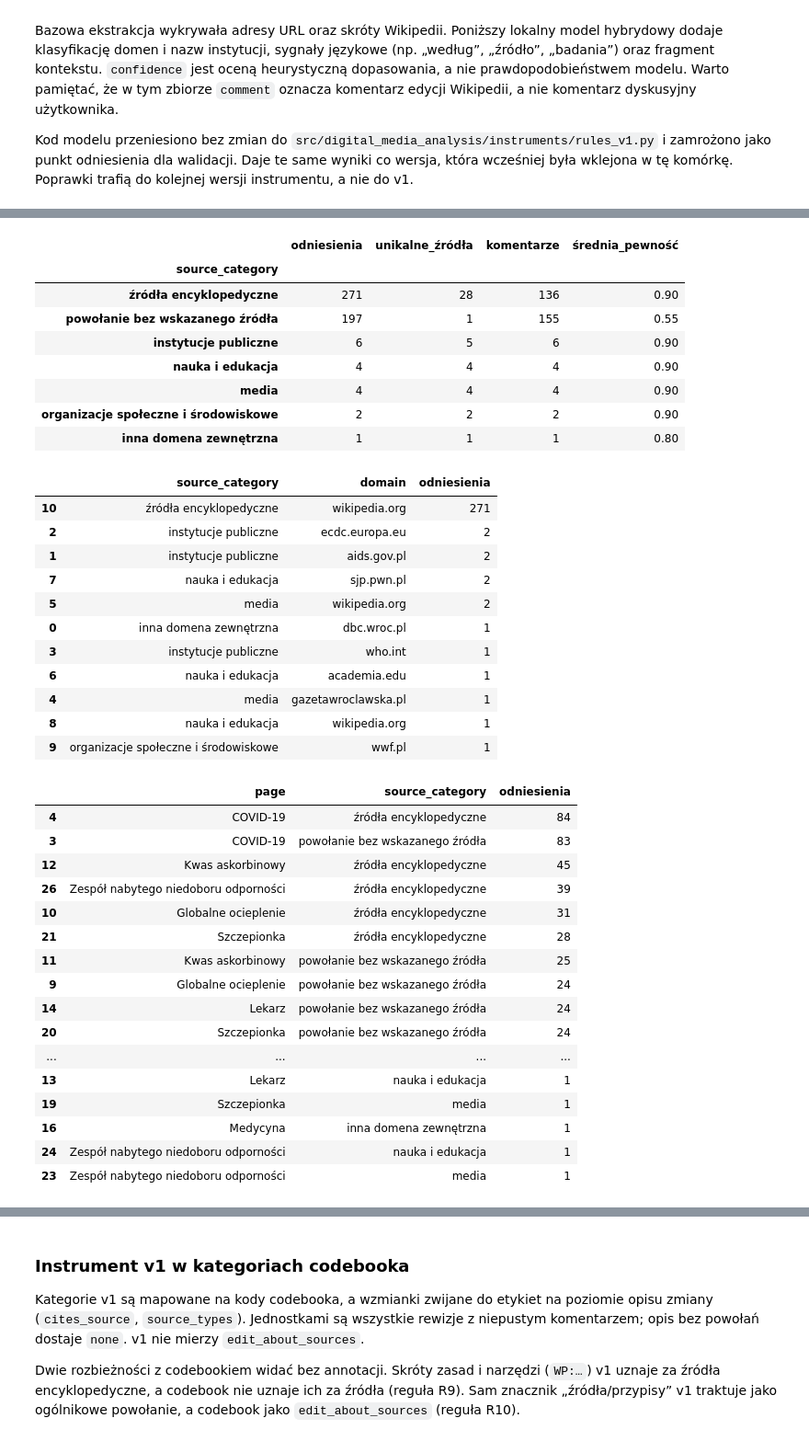
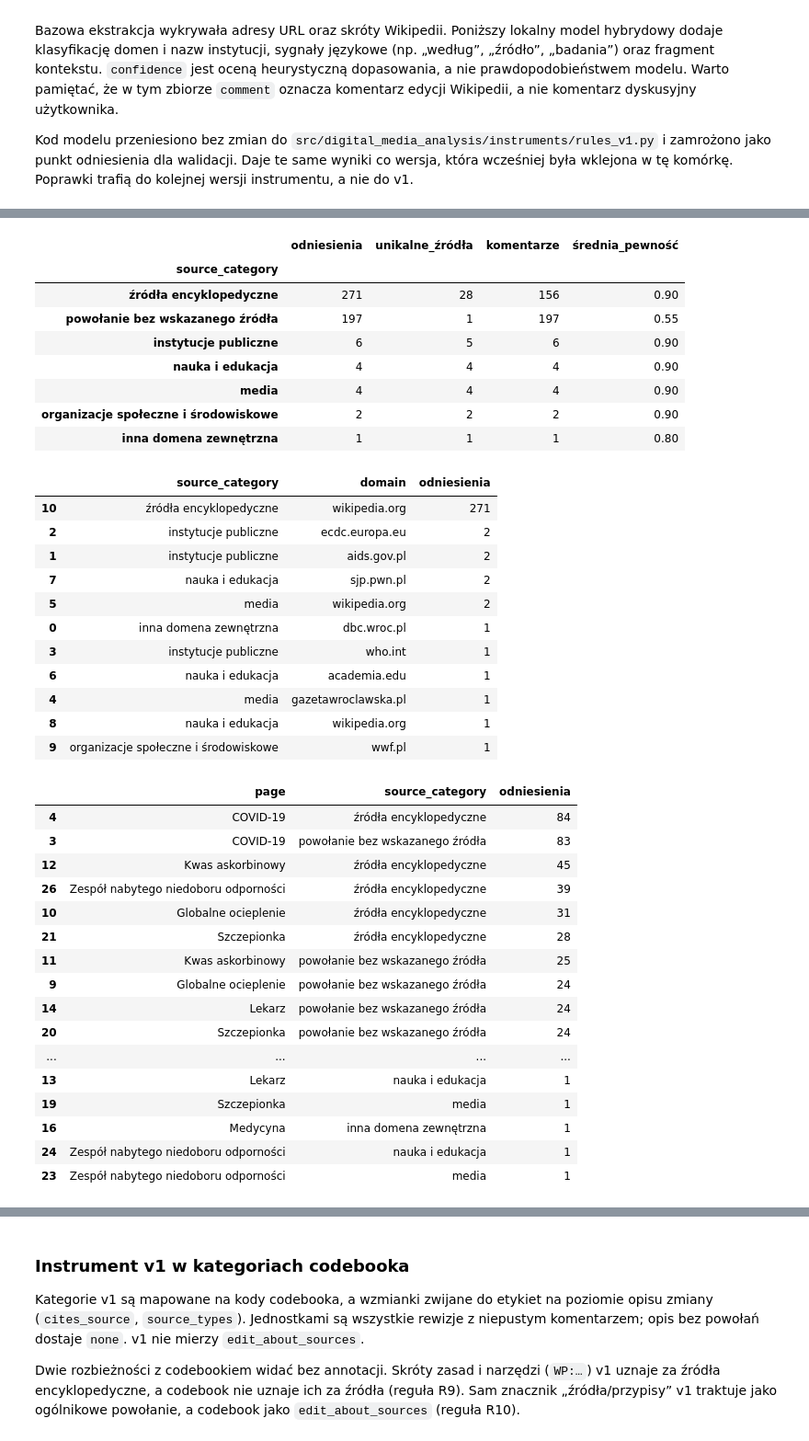
Before and after one commit to igor-sosnowicz/digital-media-analysis, a Jupyter notebook: notebooks/Wikipedia_EDA.ipynb, the cells around one changed output, grey strips where cells are left out. Shown at 92% size. Cells and saved outputs as stored; diff of their text form; code cells hidden in the pictures.

```diff
--- a/notebooks/Wikipedia_EDA.ipynb
+++ b/notebooks/Wikipedia_EDA.ipynb
@@ -586,43 +587,47 @@ else:
 | 19 | COVID-19 | 56 | [[Pomoc:Słowniczek#W|wikizacja]],... | niesprecyzowane źródło |  | powołanie bez wskazanego źródła | 0.55 | źródła |
 # %%
 if not semantic_references_df.empty:
+    # A comment is one revision of one page: revision numbers repeat across pages (bug #10).
+    semantic_references_df = semantic_references_df.assign(
+        comment_id=semantic_references_df["page"] + "#" + semantic_references_df["revision_number"].astype(str)
+    )
     source_category_summary = (
         semantic_references_df.groupby("source_category")
-        .agg(odniesienia=("reference", "size"), unikalne_źródła=("reference", "nunique"), komentarze=("revision_number", "nunique"), średnia_pewność=("confidence", "mean"))
+        .agg(odniesienia=("reference", "size"), unikalne_źródła=("reference", "nunique"), komentarze=("comment_id", "nunique"), średnia_pewność=("confidence", "mean"))
         .sort_values("odniesienia", ascending=False)
     )
     source_by_page = (
         semantic_references_df.groupby(["page", "source_category"])
         .size().rename("odniesienia").reset_index()
         .sort_values("odniesienia", ascending=False)
     )
     top_sources = (
         semantic_references_df[semantic_references_df["domain"].ne("")]
         .groupby(["source_category", "domain"]).size().rename("odniesienia").reset_index()
         .sort_values("odniesienia", ascending=False).head(25)
     )
     display(source_category_summary.round(2))
     display(top_sources)
     display(source_by_page.head(30))
 
     fig, axes = plt.subplots(1, 2, figsize=(16, 6))
     sns.barplot(data=source_category_summary.reset_index(), y="source_category", x="odniesienia", ax=axes[0], color="steelblue")
     axes[0].set(title="Kategorie źródeł przywoływanych w komentarzach", xlabel="Odniesienia", ylabel="Kategoria")
     if not top_sources.empty:
         sns.barplot(data=top_sources.head(15), y="domain", x="odniesienia", ax=axes[1], color="darkorange")
     axes[1].set(title="Najczęściej wskazywane domeny", xlabel="Odniesienia", ylabel="Domena")
     plt.tight_layout()
     plt.show()
 
     examples = semantic_references_df.sort_values("confidence", ascending=False).drop_duplicates("source_category")
     display(examples[["page", "source_category", "reference", "cue", "comment"]].reset_index(drop=True))
 else:
     print("Brak wyników do agregacji.")
 # %% [output]
 |  | odniesienia | unikalne_źródła | komentarze | średnia_pewność |
 | source_category |  |  |  |  |
-| źródła encyklopedyczne | 271 | 28 | 136 | 0.90 |
-| powołanie bez wskazanego źródła | 197 | 1 | 155 | 0.55 |
+| źródła encyklopedyczne | 271 | 28 | 156 | 0.90 |
+| powołanie bez wskazanego źródła | 197 | 1 | 197 | 0.55 |
 | instytucje publiczne | 6 | 5 | 6 | 0.90 |
 | nauka i edukacja | 4 | 4 | 4 | 0.90 |
 | media | 4 | 4 | 4 | 0.90 |
```
Also changed, not shown: parts of 10 cells of this notebook, 49 other files.
